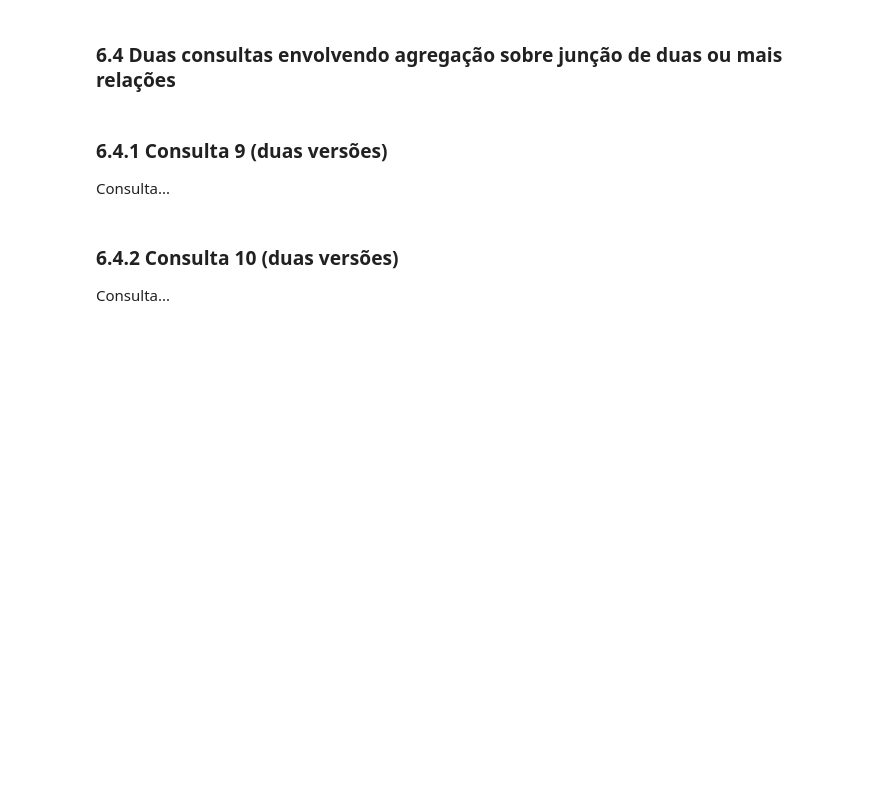
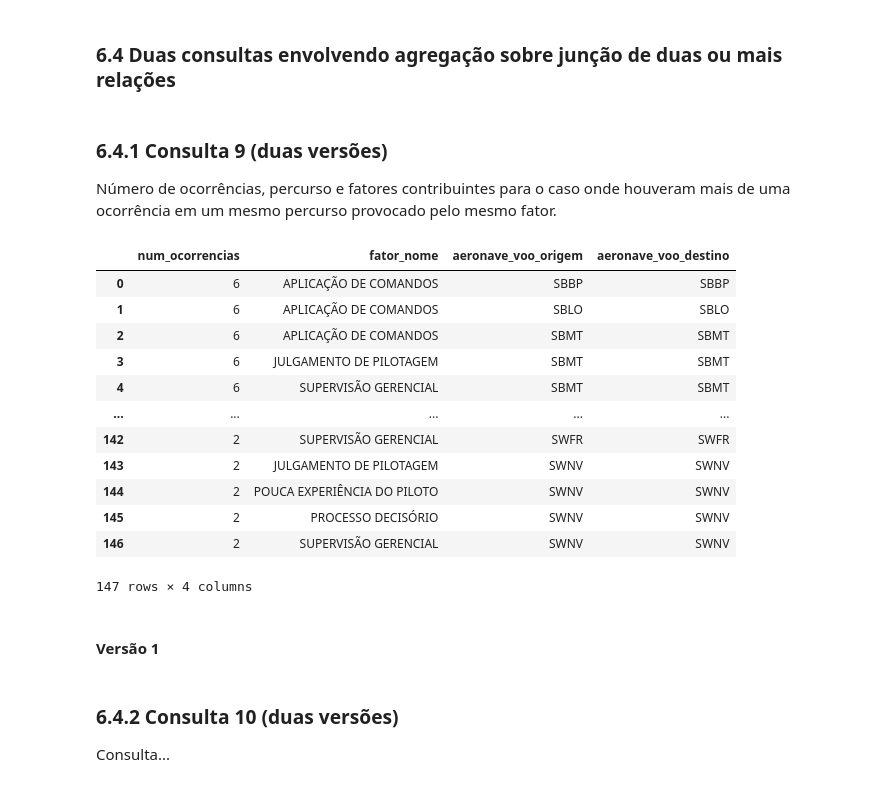
Before and after one commit to otavio-silva/IBD-TP2, a Jupyter notebook: code/TrabalhoPratico02.ipynb, the cells around one changed output. Saved outputs shown, nothing was run; the diff lists cells and outputs as text; code cells hidden in the pictures; blank space fills up the shorter version.

```diff
--- a/code/TrabalhoPratico02.ipynb
+++ b/code/TrabalhoPratico02.ipynb
@@ -781,9 +790,42 @@ pd.read_sql(query, conn)
 | 1 | 2 | RIO DE JANEIRO | RJ | 2013-09-04 |
 # %% [markdown]
 ### 6.4 Duas consultas envolvendo agregação sobre junção de duas ou mais relações
-# %% [markdown]
-### 6.4.1 Consulta 9 (duas versões)
-Consulta...
+# %% [markdown]
+### 6.4.1 Consulta 9 (duas versões)
+Número de ocorrências, percurso e fatores contribuintes para o caso onde houveram mais de uma ocorrência em um mesmo percurso provocado pelo mesmo fator.
+# %%
+query = """
+        SELECT COUNT(*) as num_ocorrencias, fator_nome, aeronave_voo_origem, aeronave_voo_destino
+        FROM FatoresContribuintes NATURAL JOIN AeronavesEnvolvidas
+        WHERE aeronave_voo_origem <> "****"
+              AND aeronave_voo_origem <> "###!"
+              AND aeronave_voo_origem <> "####"
+              AND aeronave_voo_destino <> "****"
+              AND aeronave_voo_destino <> "###!"
+              AND aeronave_voo_destino <> "####"
+        GROUP BY aeronave_voo_origem, aeronave_voo_destino, fator_nome
+        HAVING COUNT(*) > 1
+        ORDER BY num_ocorrencias DESC
+        """
+
+
+pd.read_sql(query, conn)
+# %% [output]
+|  | num_ocorrencias | fator_nome | aeronave_voo_origem | aeronave_voo_destino |
+| 0 | 6 | APLICAÇÃO DE COMANDOS | SBBP | SBBP |
+| 1 | 6 | APLICAÇÃO DE COMANDOS | SBLO | SBLO |
+| 2 | 6 | APLICAÇÃO DE COMANDOS | SBMT | SBMT |
+| 3 | 6 | JULGAMENTO DE PILOTAGEM | SBMT | SBMT |
+| 4 | 6 | SUPERVISÃO GERENCIAL | SBMT | SBMT |
+| ... | ... | ... | ... | ... |
+| 142 | 2 | SUPERVISÃO GERENCIAL | SWFR | SWFR |
+| 143 | 2 | JULGAMENTO DE PILOTAGEM | SWNV | SWNV |
+| 144 | 2 | POUCA EXPERIÊNCIA DO PILOTO | SWNV | SWNV |
+| 145 | 2 | PROCESSO DECISÓRIO | SWNV | SWNV |
+| 146 | 2 | SUPERVISÃO GERENCIAL | SWNV | SWNV |
+147 rows × 4 columns
+# %% [markdown]
+#### Versão 1
 # %%
 # Versao 1
 # %%
```
Also changed, not shown: parts of 13 cells of this notebook.
